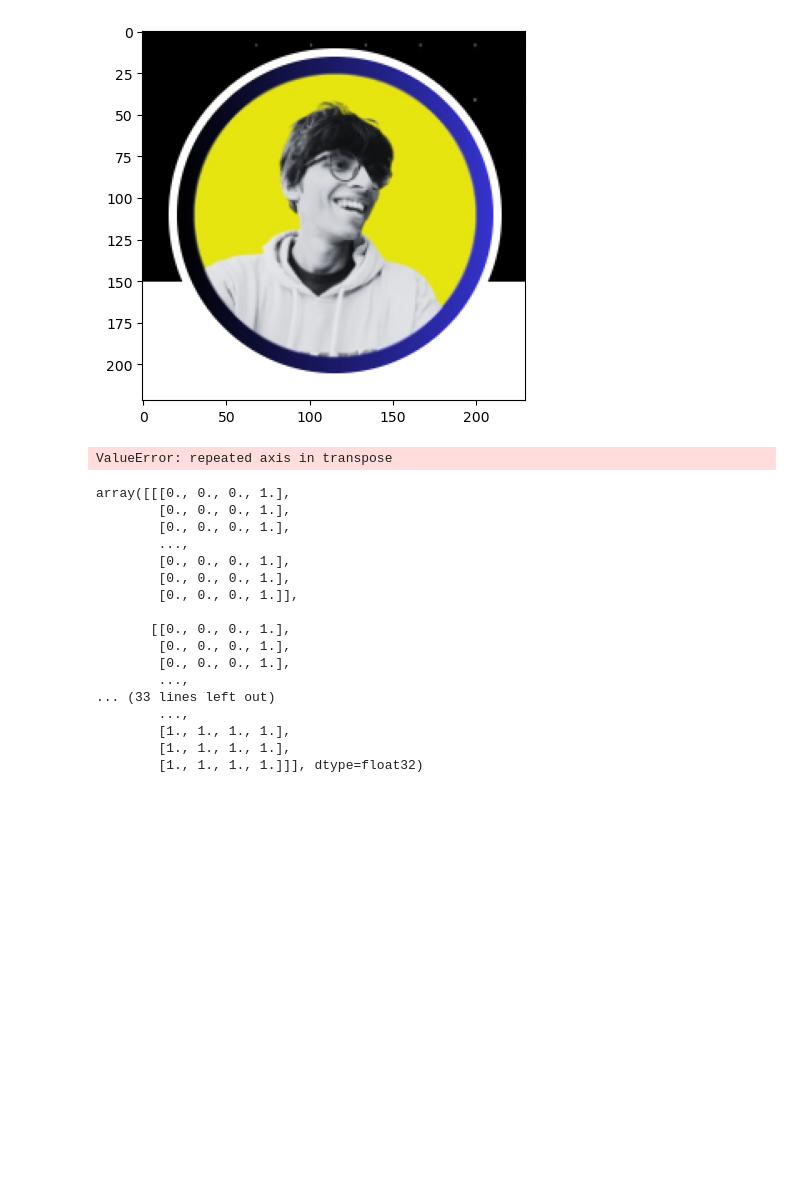
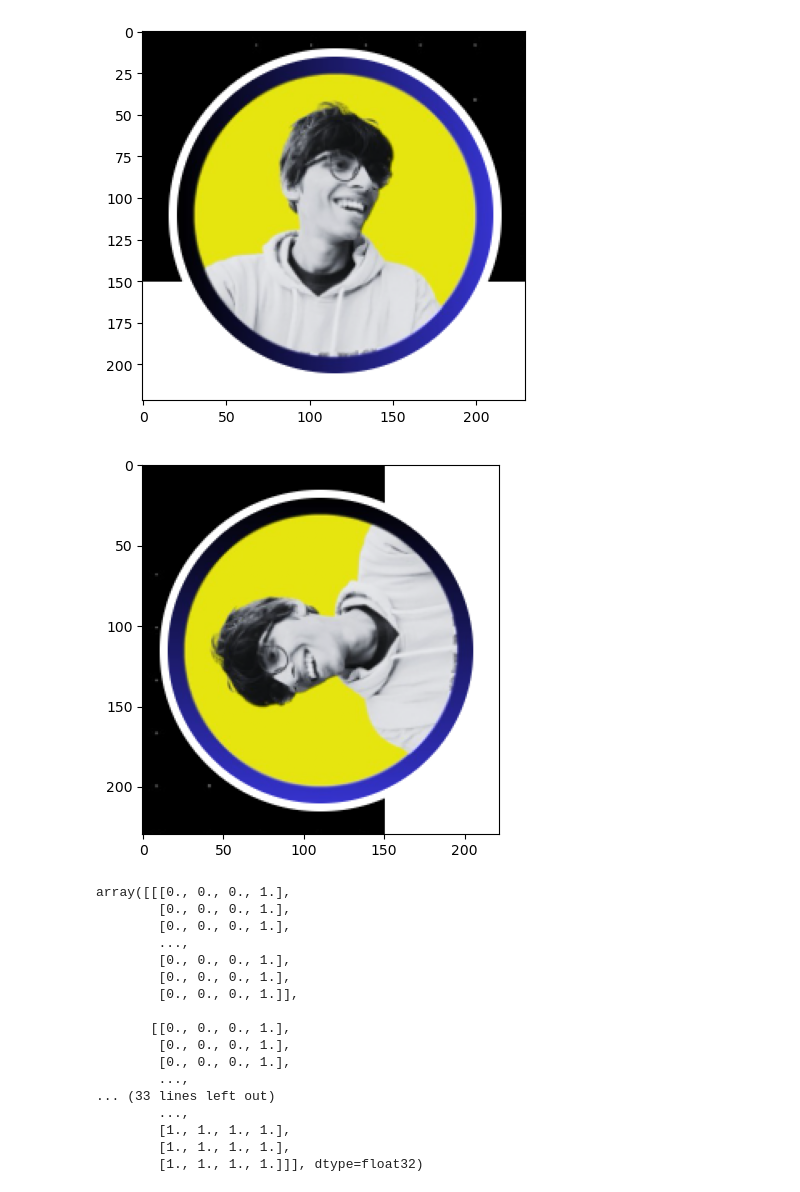
Before and after one commit to Sameershrinath/5th_sem, a Jupyter notebook: PYTHON/DATA_SCIENCE/NUMPY.ipynb, the cells around one changed output. Drawn from its saved outputs; the diff is of its cells as text; code cells hidden in the pictures; blank space fills up the shorter version.

```diff
--- a/PYTHON/DATA_SCIENCE/NUMPY.ipynb
+++ b/PYTHON/DATA_SCIENCE/NUMPY.ipynb
@@ -341,10 +341,10 @@ plt.imshow(img)
 # %%
 new_img=img.copy()
 # %%
-plt.imshow(np.transpose(new_img, (0, 0, 2)))
+plt.imshow(np.transpose(new_img, (1, 0, 2)))
 plt.show()
 # %% [output]
-ValueError: repeated axis in transpose
+[figure, added]
 # %%
 img
 # %% [output]
```
Also changed, not shown: 1 other file.
